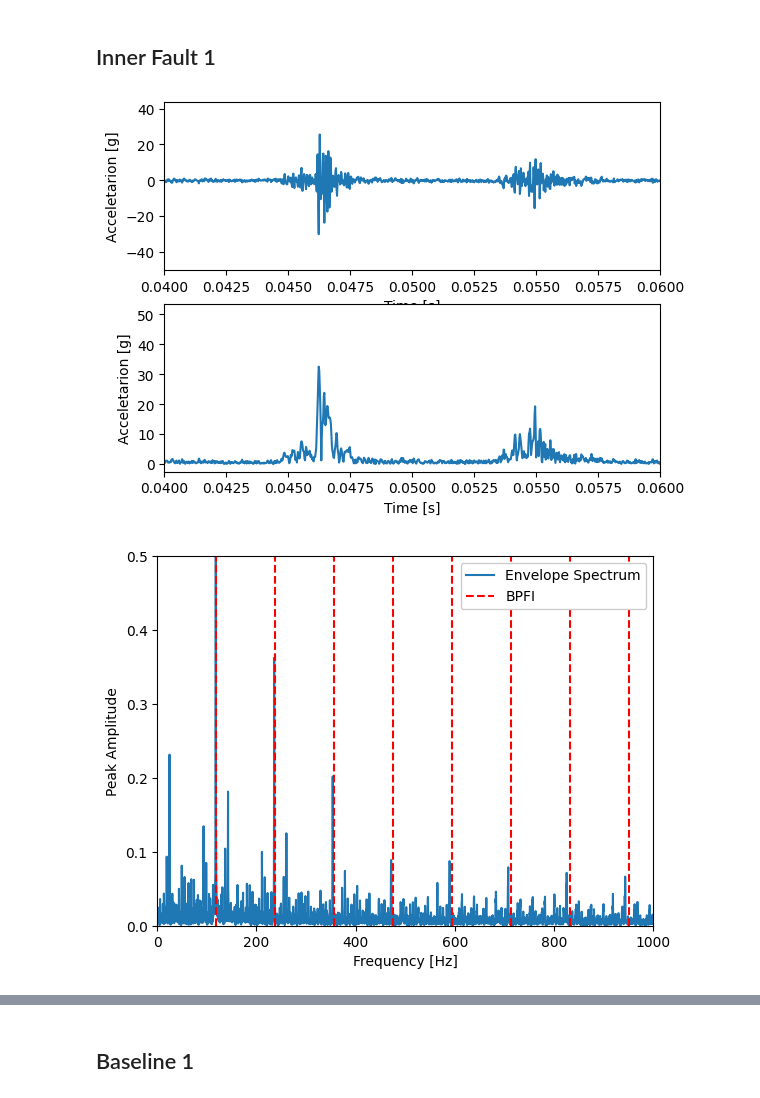
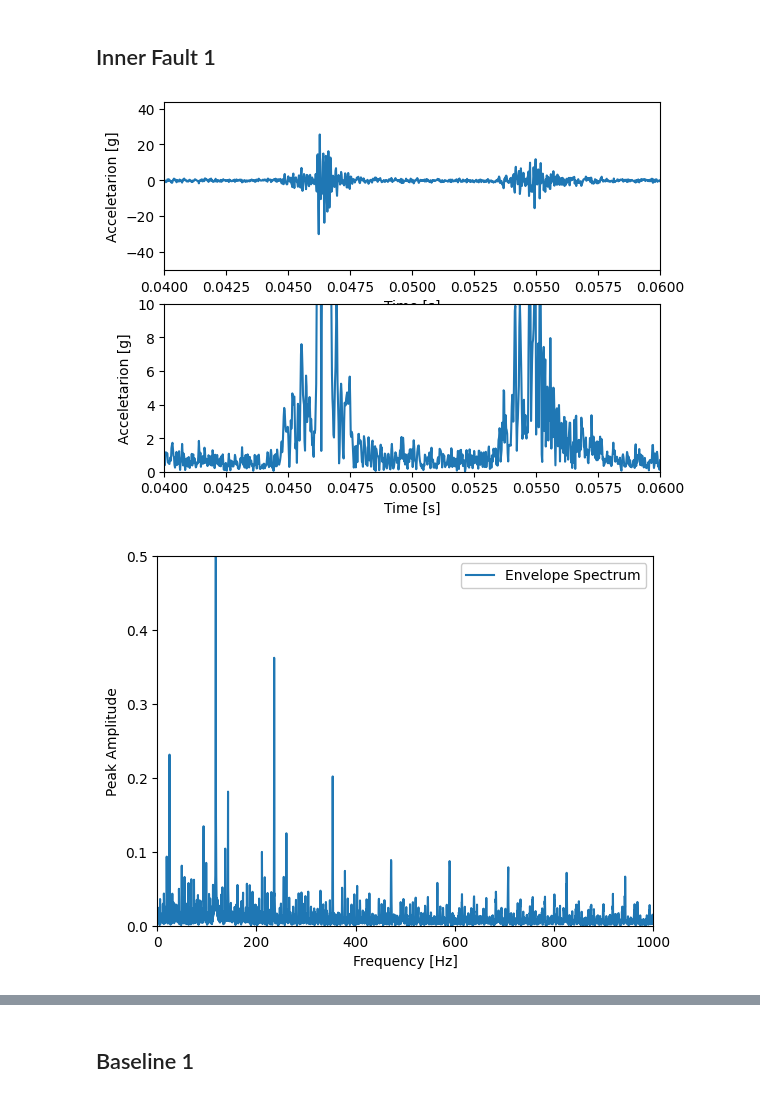
Before and after one commit to DimitriZC/Rolling-Fault-FFT-Wavelet-Analysis, a Jupyter notebook: trab.ipynb, the cells around one changed output, grey strips where cells are left out. Cells and saved outputs as stored; diff of their text form; code cells hidden in the pictures.

```diff
--- a/trab.ipynb
+++ b/trab.ipynb
@@ -75,8 +75,8 @@ def wavelet_filter(coefficients, wavelet) -> List:
 def env_spectrum(x, fs):
 
     analytic_signal = hilbert(x)
+    envelope = np.abs(analytic_signal)
 
-    envelope = np.abs(analytic_signal)
 
     f_env = np.fft.fftfreq(len(envelope), d=1/fs)
     p_env = np.abs(np.fft.rfft(envelope) / len(x))
@@ -102,10 +102,11 @@ def plot_env_spectrum(x_env, x_raw, time):
     plt.xlabel('Time [s]')
     plt.ylabel('Acceletarion [g]')
 
-def plot_env_spectrum_analysis(f_env, p_env, BP):
+def plot_env_spectrum_analysis(f_env, p_env, BP, BPFI=False, BPFO=False, ALL=False):
 
-    ncomb = 10
-    harmonics = dict(values=[k * BP["BPFI"] for k in range(1, ncomb + 1)], name="BPFI")
+    k = 0
+    ncomb = 0
+    if ALL: BPFI = BPFO = True
 
     plt.figure()
     a = next((index for index, value in enumerate(f_env) if value > 1000), -1)
@@ -114,7 +115,22 @@ def plot_env_spectrum_analysis(f_env, p_env, BP):
     plt.ylabel('Peak Amplitude')
     plt.xlim(0, 1000)
     plt.ylim( 0, 0.5)
-    plt.vlines(harmonics['values'], 0, 0.5, colors='r', linestyles='--', label=harmonics['name'])
+
+    if BPFI:
+        values = []
+        while k * BP["BPFI"] < 1000:
+            values.append(k * BP["BPFI"])
+            k +=1
+        harmonics = dict(values=values, name="BPFI")
+        plt.vlines(harmonics['values'], 0, 0.5, colors='r', linestyles='--', label=harmonics['name'])
+    if BPFO:
+        values = []
+        while ncomb * BP["BPFO"] < 1000:
+            values.append(ncomb * BP["BPFO"])
+            ncomb +=1
+        harmonics = dict(values=values, name="BPFO")
+        plt.vlines(harmonics['values'], 0, 0.5, colors='#f87915', linestyles='--', label=harmonics['name'])
+
     plt.legend(framealpha=1)
 # %% [markdown]
 # Analysis
@@ -130,32 +146,35 @@ x_IRF_1, f_IRF_1, t_IRF_1, IRFDATA = Load(file_to_load)
 
 
 num = int(len(t_IRF_1)*0.001)
 
 freq, psd, L = PSD(x_IRF_1, t_IRF_1, num)
 
 # plot_psd(freq, psd, L, title)
 
 # Spec(np.transpose(x_IRF_1[:num])[0], f_IRF_1[0], title)
 
 p_env, f_env, x_env = env_spectrum(np.transpose(x_IRF_1[:])[0],  f_IRF_1[0])
 
+
+
 plot_env_spectrum(x_env, x_IRF_1, t_IRF_1)
+plt.ylim(0, 10)
 
 plot_env_spectrum_analysis(f_env, p_env, IRFDATA)
 
 # Wavelet
 
 wavelet='db1'
 scales = (1, len(x_IRF_1))
 coeffs = pywt.wavedec(x_IRF_1, wavelet)
 
 recon = wavelet_filter(coeffs, wavelet)
 title = "Recon Inner Fault 1"
 
 p_env, f_env, x_env = env_spectrum(np.transpose(recon)[0],  f_IRF_1[0])
 
 
 plot_env_spectrum_analysis(f_env, p_env, IRFDATA)
 # %% [output]
-[figure, old version]
+[figure, new version]
-[figure, old version]
+[figure, new version]
```
Also changed, not shown: parts of 11 cells of this notebook.
